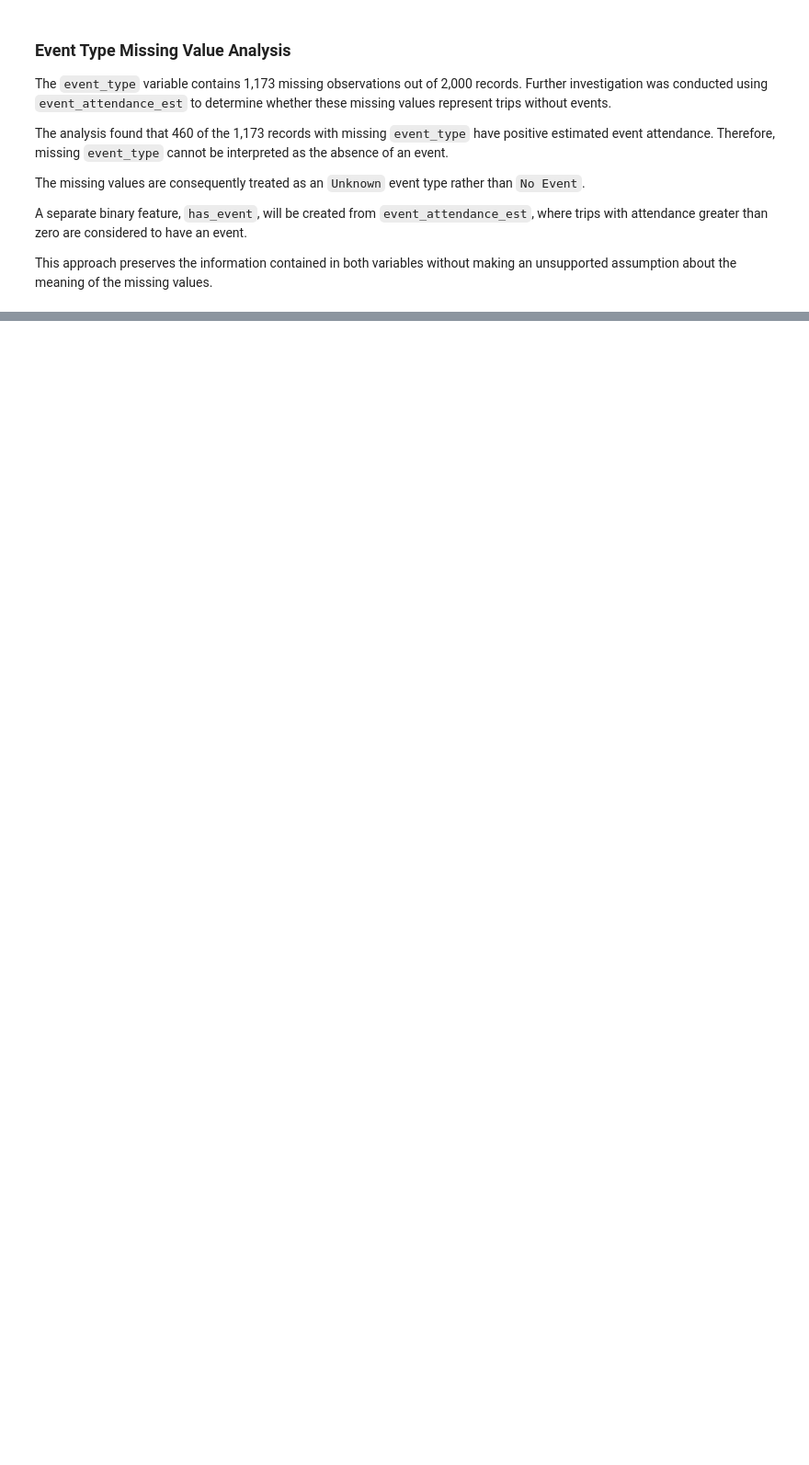
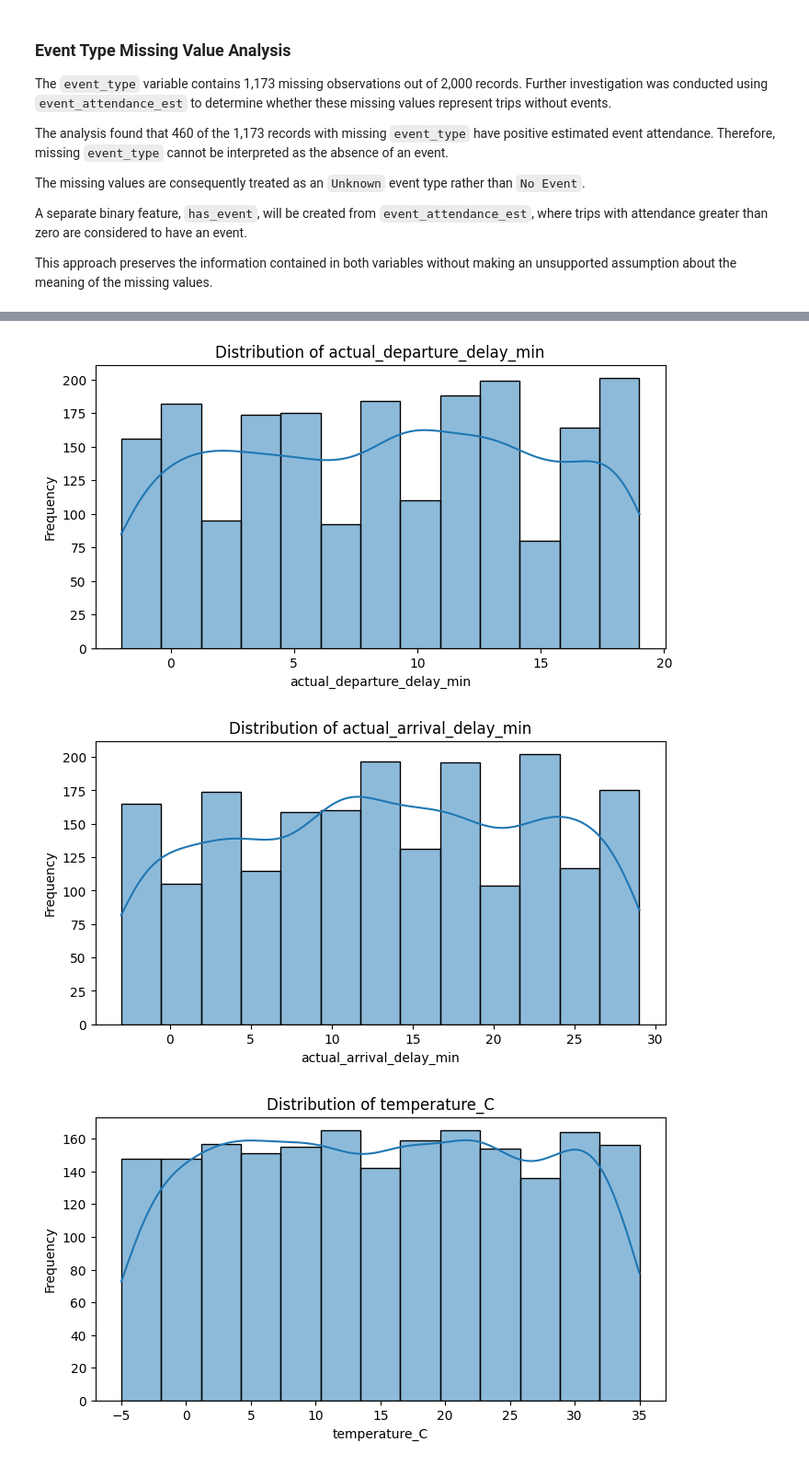
Before and after one commit to srisathvika/Public-Transport-Delay-Prediction, a Jupyter notebook: notebooks/01_Data_Understanding_and_EDA.ipynb, the cells around one changed output, grey strips where cells are left out. Shown at 92% size. Cells and saved outputs as stored; diff of their text form; code cells hidden in the pictures; blank space fills up the shorter version.

Commit message:
added eda for numerical

```diff
--- a/notebooks/01_Data_Understanding_and_EDA.ipynb
+++ b/notebooks/01_Data_Understanding_and_EDA.ipynb
@@ -568,0 +586,7 @@ making an unsupported assumption about the meaning of the missing values.
+# %%
+# Numeric Columns
+
+numeric_cols = df.select_dtypes(include=['int64', 'float64']).columns.tolist()
+
+print("Numerical Columns:")
+print(numeric_cols)
@@ -568,0 +596,8 @@ making an unsupported assumption about the meaning of the missing values.
+# %%
+numeric_features = [
+    col for col in numeric_cols
+    if col != 'delayed'
+]
+
+print("Numerical Features:")
+print(numeric_features)
@@ -568,0 +632,24 @@ making an unsupported assumption about the meaning of the missing values.
+# %%
+#Distribution of Numerical Variables
+
+#Instead of writing separate code for every column, use a loop.
+
+for col in numeric_features:
+
+    plt.figure(figsize=(8, 4))
+
+    sns.histplot(
+        data=df,
+        x=col,
+        kde=True
+    )
+
+    plt.title(f'Distribution of {col}')
+    plt.xlabel(col)
+    plt.ylabel('Frequency')
+
+    plt.show()
+# %% [output]
+[figure, added]
+[figure, added]
+[figure, added]
```
Also changed, not shown: parts of 42 cells of this notebook.
